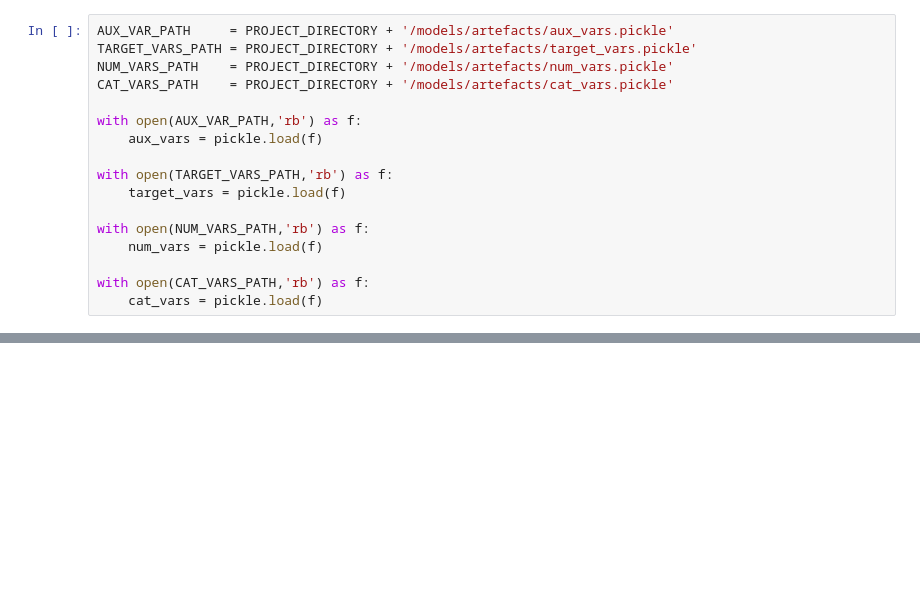
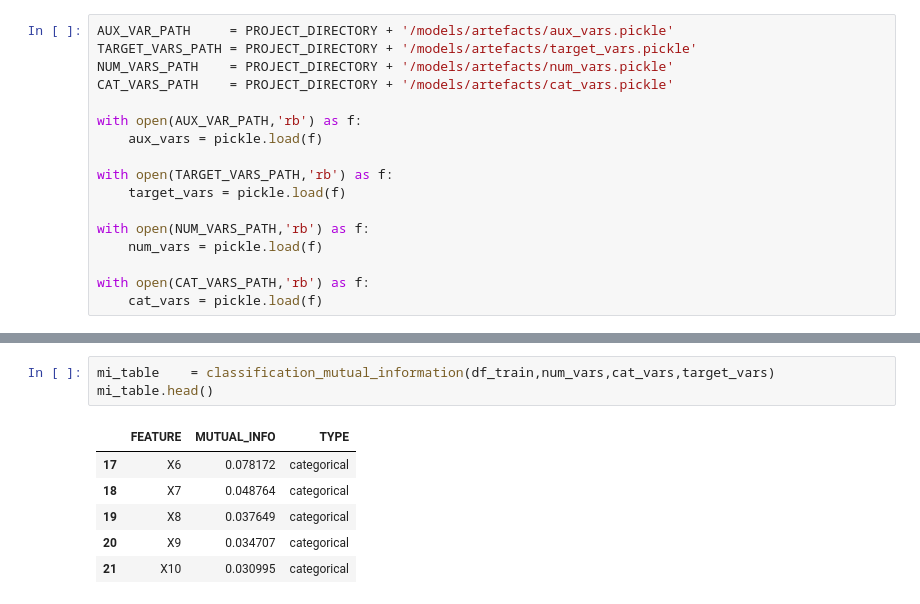
Before and after one commit to engebandeira/feature_selection_methods, a Jupyter notebook: notebooks/2. information_value_method.ipynb, the cells around one changed output, grey strips where cells are left out. Saved outputs shown, nothing was run; the diff lists cells and outputs as text; blank space fills up the shorter version.

```diff
--- a/notebooks/2. information_value_method.ipynb
+++ b/notebooks/2. information_value_method.ipynb
@@ -108,0 +55,10 @@ Features: ['X12', 'X13'] | Score: 0.5665
+# %%
+mi_table    = classification_mutual_information(df_train,num_vars,cat_vars,target_vars)
+mi_table.head()
+# %% [output]
+|  | FEATURE | MUTUAL_INFO | TYPE |
+| 17 | X6 | 0.078172 | categorical |
+| 18 | X7 | 0.048764 | categorical |
+| 19 | X8 | 0.037649 | categorical |
+| 20 | X9 | 0.034707 | categorical |
+| 21 | X10 | 0.030995 | categorical |
```
Also changed, not shown: parts of 6 cells of this notebook.
